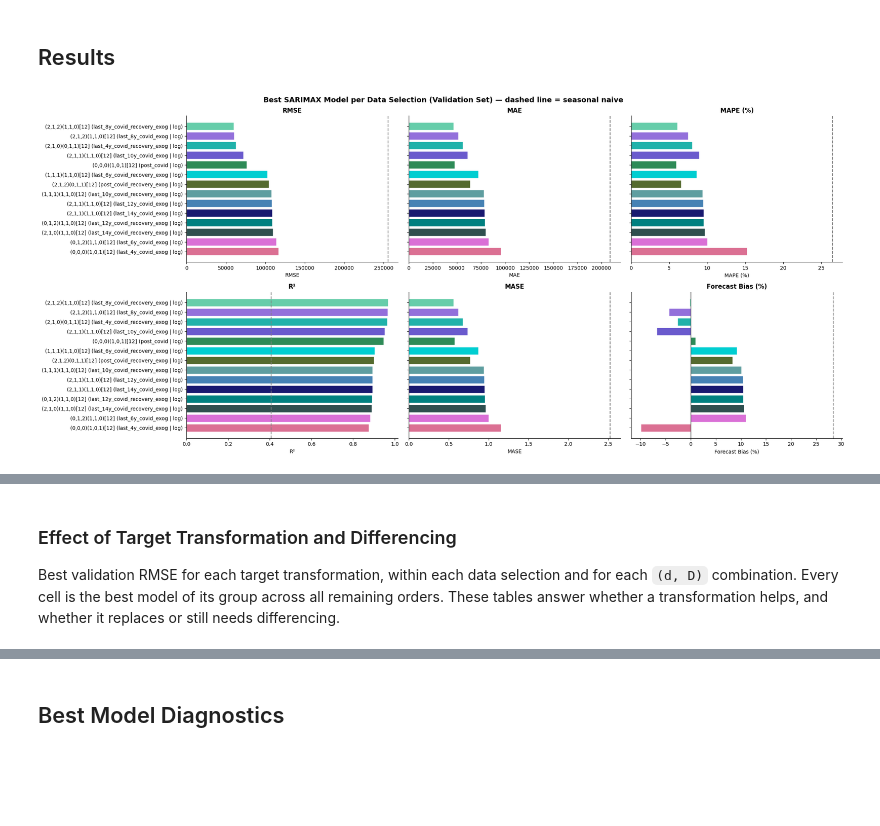
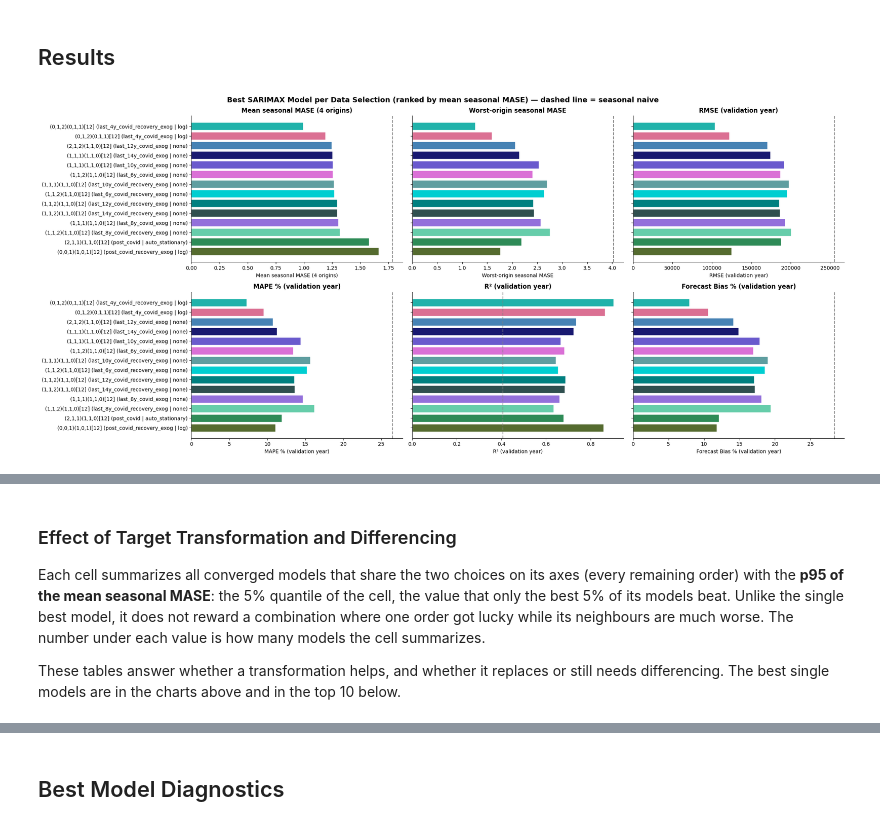
Before and after one commit to Gbrlmoraes/brazil_tourism_forecasting_benchmark, a Jupyter notebook: notebooks/5_arima_model_testing.ipynb, the cells around one changed output, grey strips where cells are left out. Drawn from its saved outputs; the diff is of its cells as text; code cells hidden in the pictures; blank space fills up the shorter version.

```diff
--- a/notebooks/5_arima_model_testing.ipynb
+++ b/notebooks/5_arima_model_testing.ipynb
@@ -27,7 +27,7 @@ load_dotenv()
 ROOT_PATH = os.path.dirname(os.getcwd())
 DATA_FOLDER_PATH = os.path.join(ROOT_PATH, 'data', 'processed')
 
-COVID_START = pd.Timestamp('2020-01-01')
+COVID_START = pd.Timestamp('2020-04-01')  # first pandemic month: April 2020
 COVID_END = pd.Timestamp('2021-12-31')
 POST_COVID_START = pd.Timestamp('2022-01-01')
 COVID_RECOVERY_END = pd.Timestamp('2022-06-30')
@@ -662,14 +884,15 @@ palette = {
     'post_covid': 'seagreen',
     'post_covid_recovery_exog': 'darkolivegreen',
 }
+BAR_METRICS = ['mase_mean', 'mase_worst', 'rmse', 'mape', 'r2', 'forecast_bias']
 
 best_per_selection = (
     results_df
-    .sort_values('rmse')
+    .sort_values('mase_mean')
     .groupby('data_selection', sort=False)
     .first()
     .reset_index()
-    .sort_values('rmse')
+    .sort_values('mase_mean')
     .reset_index(drop=True)
 )
 best_per_selection['label'] = best_per_selection['run_name'].str.replace(
@@ -679,44 +902,45 @@ bar_colors = [palette[ds] for ds in best_per_selection['data_selection'][::-1]]
 
 fig, axes = plt.subplots(2, 3, figsize=(22, 10), sharey=True)
 fig.suptitle(
-    'Best SARIMAX Model per Data Selection (Validation Set) — '
+    'Best SARIMAX Model per Data Selection (ranked by mean seasonal MASE) — '
     'dashed line = seasonal naive',
     fontsize=14,
     fontweight='bold',
 )
 
-for ax, col in zip(axes.flat, METRICS):
+for ax, col in zip(axes.flat, BAR_METRICS):
     title = METRIC_LABELS[col]
     ax.barh(
         best_per_selection['label'][::-1],
         best_per_selection[col][::-1],
         color=bar_colors,
         edgecolor='white',
     )
     ax.axvline(
         float(baselines.loc['seasonal_naive', col]),
         color='grey',
         linestyle='--',
     )
     if col == 'forecast_bias':
         ax.axvline(0, color='black', linewidth=0.8)
     ax.set_title(title, fontsize=12, fontweight='bold')
     ax.set_xlabel(title)
     sns.despine(ax=ax)
 
 plt.tight_layout()
 plt.show()
 
 display(
     best_per_selection[
         [
             'data_selection',
             'target_transform',
             'run_name',
+            *AGG_METRICS,
             *METRICS,
             'beats_seasonal_naive',
         ]
     ]
 )
 # %% [output]
-[figure, old version]
+[figure, new version]
@@ -738,8 +962,12 @@ display(
 # %% [markdown]
 ### Effect of Target Transformation and Differencing
 
-Best validation RMSE for each target transformation, within each data selection and for each
-`(d, D)` combination. Every cell is the best model of its group across all remaining
-orders. These tables answer whether a transformation helps, and whether it replaces or
-still needs differencing.
+Each cell summarizes all converged models that share the two choices on its axes (every
+remaining order) with the **p95 of the mean seasonal MASE**: the 5% quantile of the cell, the
+value that only the best 5% of its models beat. Unlike the single best model, it does not
+reward a combination where one order got lucky while its neighbours are much worse. The
+number under each value is how many models the cell summarizes.
+
+These tables answer whether a transformation helps, and whether it replaces or still needs
+differencing. The best single models are in the charts above and in the top 10 below.
 # %%
```
Also changed, not shown: parts of 20 cells of this notebook, 8 other files.
